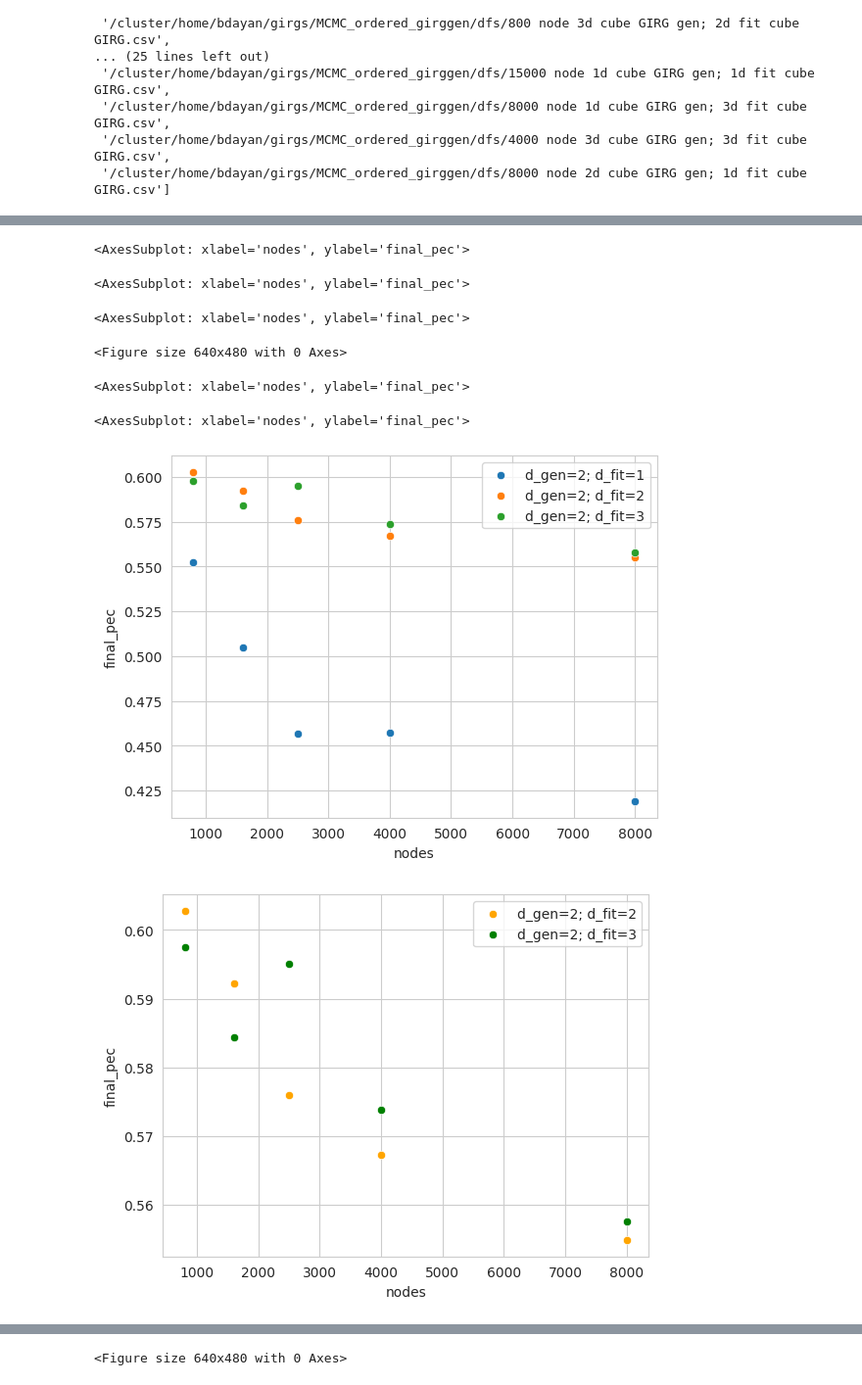
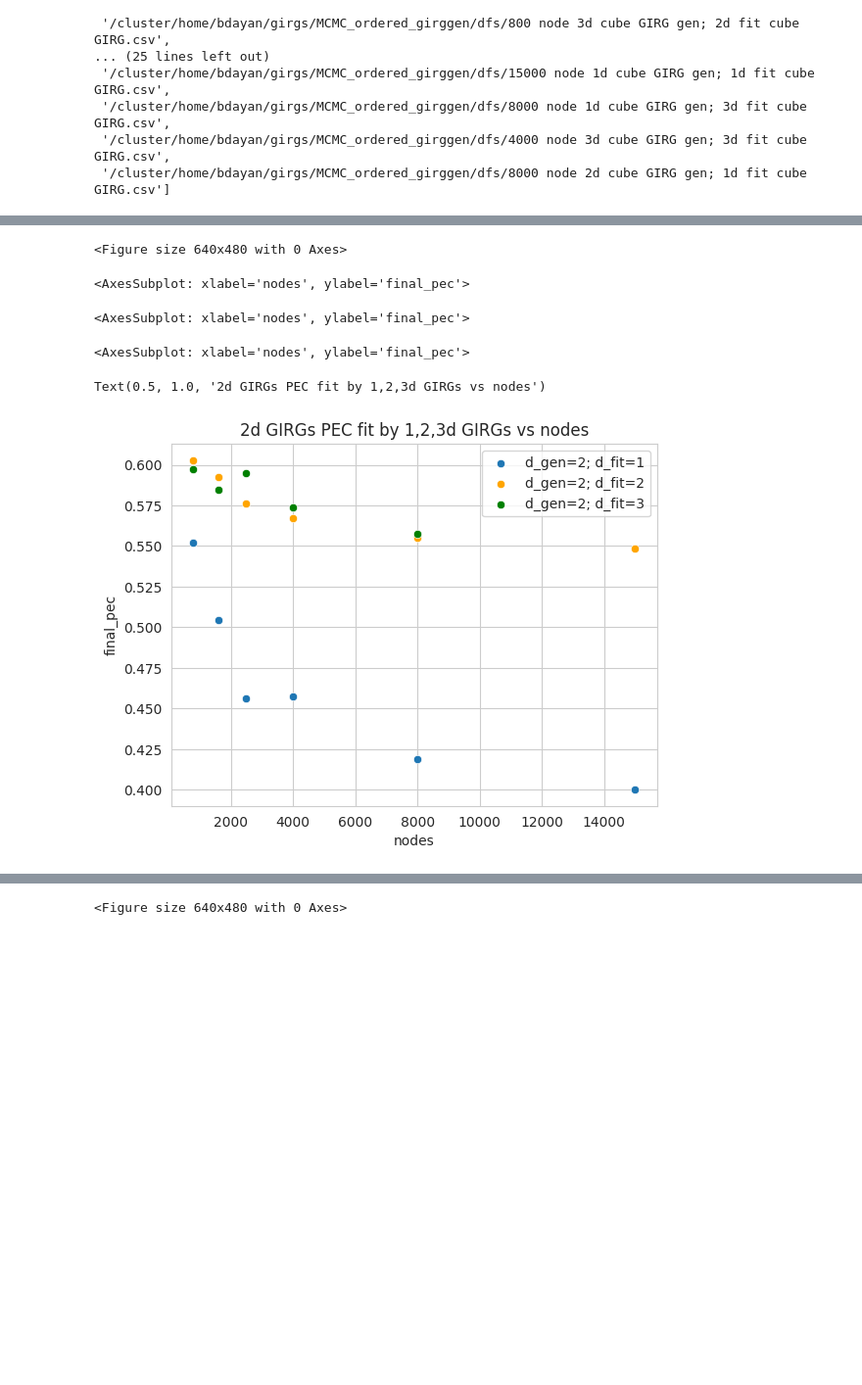
Before and after one commit to BenjiDayan/GIRGs, a Jupyter notebook: benji_src/notebooks/MCMC_ordered_analysis.ipynb, the cells around one changed output, grey strips where cells are left out. Shown at 98% size. Saved outputs shown, nothing was run; the diff lists cells and outputs as text; code cells hidden in the pictures; blank space fills up the shorter version.

```diff
--- a/benji_src/notebooks/MCMC_ordered_analysis.ipynb
+++ b/benji_src/notebooks/MCMC_ordered_analysis.ipynb
@@ -242,0 +416,20 @@ fn_dfs
+# %%
+from io import StringIO
+
+df = pd.read_csv(StringIO("""0,800,"[[3330, 44954], [42544, 549172]]",0.068967,0.927410
+1,1600,"[[3200, 92354], [90316, 2374130]]",0.033489,0.965781
+2,2500,"[[3396, 146128], [143056, 5957420]]",0.022712,0.976812
+3,4000,"[[3726, 236204], [229170, 15530900]]",0.015530,0.984001
+4,8000,"[[3620, 476994], [460446, 63058940]]",0.007532,0.992199
+5,15000,"[[3626, 896970], [871152, 223228252]]",0.004026,0.995855
+"""), header=None)
+df.columns = ['i', 'n', 'out', 'pec', 'pfew']
+
+plt.figure()
+sns.scatterplot(data=df, x='n', y='pec', label='CL PEC')
+plt.title('Chung-Lu PEC fit vs nodes')
+x = df.n.values
+x = np.linspace(x.min(), x.max(), 100)
+y = 0.07* x[0] / x
+plt.plot(x, y, label='1/n')
+plt.legend()
@@ -281,19 +504,21 @@ sns.scatterplot(data=df_out_girg.loc[(df_out_girg.d_gen == 1) & (df_out_girg.d_f
 # %%
-sns.scatterplot(data=df_out_girg.loc[(df_out_girg.d_gen == 2) & (df_out_girg.d_fit == 1), ['nodes', 'final_pec']], x='nodes', y='final_pec', label='d_gen=2; d_fit=1')
-sns.scatterplot(data=df_out_girg.loc[(df_out_girg.d_gen == 2) & (df_out_girg.d_fit == 2), ['nodes', 'final_pec']], x='nodes', y='final_pec', label='d_gen=2; d_fit=2')
-sns.scatterplot(data=df_out_girg.loc[(df_out_girg.d_gen == 2) & (df_out_girg.d_fit == 3), ['nodes', 'final_pec']], x='nodes', y='final_pec', label='d_gen=2; d_fit=3')
+
+# sns.scatterplot(data=df_out_girg.loc[(df_out_girg.d_gen == 2) & (df_out_girg.d_fit == 2), ['nodes', 'final_pec']], x='nodes', y='final_pec', label='d_gen=2; d_fit=2')
+# sns.scatterplot(data=df_out_girg.loc[(df_out_girg.d_gen == 2) & (df_out_girg.d_fit == 3), ['nodes', 'final_pec']], x='nodes', y='final_pec', label='d_gen=2; d_fit=3')
 
 plt.figure()
+sns.scatterplot(data=df_out_girg.loc[(df_out_girg.d_gen == 2) & (df_out_girg.d_fit == 1), ['nodes', 'final_pec']], x='nodes', y='final_pec', label='d_gen=2; d_fit=1')
 sns.scatterplot(data=df_out_girg.loc[(df_out_girg.d_gen == 2) & (df_out_girg.d_fit == 2), ['nodes', 'final_pec']], x='nodes', y='final_pec', label='d_gen=2; d_fit=2', color='orange')
 sns.scatterplot(data=df_out_girg.loc[(df_out_girg.d_gen == 2) & (df_out_girg.d_fit == 3), ['nodes', 'final_pec']], x='nodes', y='final_pec', label='d_gen=2; d_fit=3', color='green')
+
+plt.title('2d GIRGs PEC fit by 1,2,3d GIRGs vs nodes')
+plt.savefig('/cluster/home/bdayan/mcmc_ordered_girggen_d_gen2_pecs.png')
 # %% [output]
-<AxesSubplot: xlabel='nodes', ylabel='final_pec'>
+<Figure size 640x480 with 0 Axes>
 <AxesSubplot: xlabel='nodes', ylabel='final_pec'>
 <AxesSubplot: xlabel='nodes', ylabel='final_pec'>
-<Figure size 640x480 with 0 Axes>
+<AxesSubplot: xlabel='nodes', ylabel='final_pec'>
-<AxesSubplot: xlabel='nodes', ylabel='final_pec'>
+Text(0.5, 1.0, '2d GIRGs PEC fit by 1,2,3d GIRGs vs nodes')
-<AxesSubplot: xlabel='nodes', ylabel='final_pec'>
-[figure, old version]
+[figure, new version]
-[figure, removed]
 # %%
 # same as previous cell but with d_gen = 3
```
Also changed, not shown: parts of 19 cells of this notebook, 2 other files.
